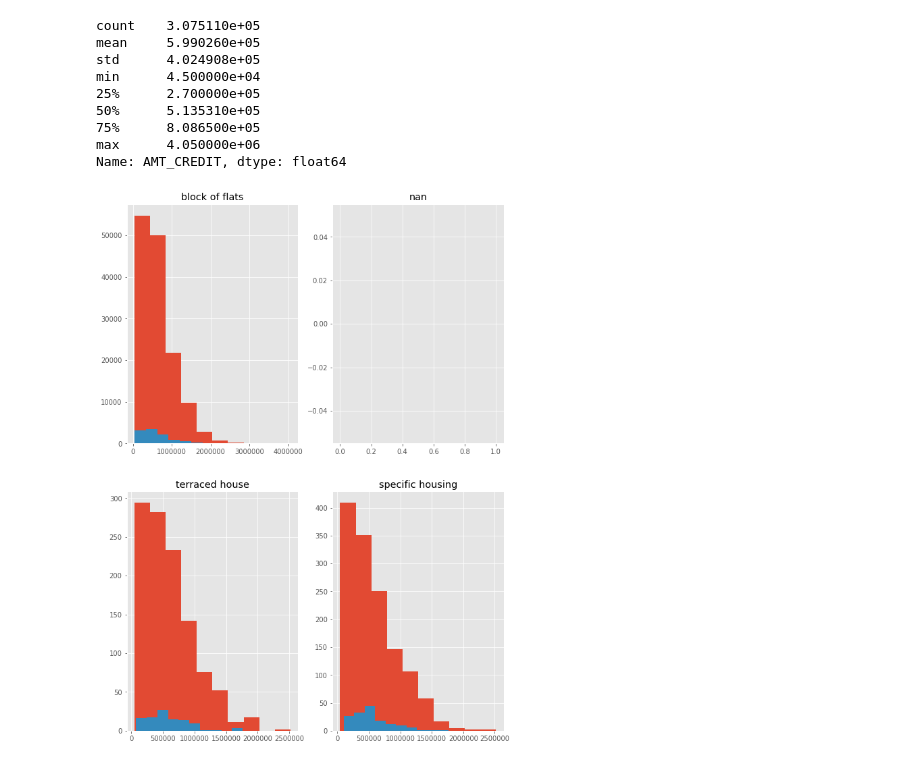
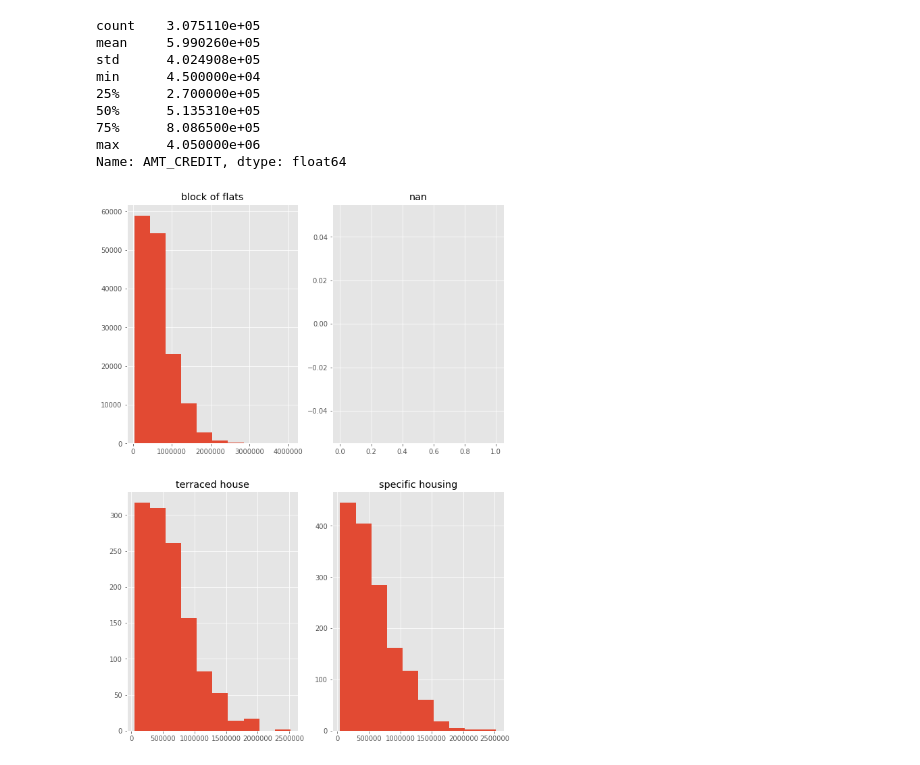
Before and after one commit to nomore3298/4th-ML100Days, a Jupyter notebook: homework/day19/Day_019_HW.ipynb, the cells around one changed output. Drawn from its saved outputs; the diff is of its cells as text; code cells hidden in the pictures.

```diff
--- a/homework/day19/Day_019_HW.ipynb
+++ b/homework/day19/Day_019_HW.ipynb
@@ -63,23 +63,24 @@ Name: AMT_CREDIT, dtype: float64
 # %%
 # 使用不同的 HOUSETYPE_MODE 類別繪製圖形, 並使用 subplot 排版
 """
 Your Code Here
 """
 unique_house_type = app_train['HOUSETYPE_MODE'].unique()
 
 nrows = len(unique_house_type)
 ncols = nrows // 2
 
 plt.figure(figsize=(10,30))
 
 for i in range(len(unique_house_type)):
     plt.subplot(nrows, ncols, i+1)
     """
     Your Code Here
     """
-    app_train.loc[(app_train['HOUSETYPE_MODE'] == unique_house_type[i]) & (app_train['TARGET'] == 0),'AMT_CREDIT'].hist()
-    app_train.loc[(app_train['HOUSETYPE_MODE'] == unique_house_type[i]) & (app_train['TARGET'] == 1),'AMT_CREDIT'].hist()
+    app_train.loc[app_train['HOUSETYPE_MODE'] == unique_house_type[i], "AMT_CREDIT"].hist()
+    #app_train.loc[(app_train['HOUSETYPE_MODE'] == unique_house_type[i]) & (app_train['TARGET'] == 0),'AMT_CREDIT'].hist()
+    #app_train.loc[(app_train['HOUSETYPE_MODE'] == unique_house_type[i]) & (app_train['TARGET'] == 1),'AMT_CREDIT'].hist()
     plt.title(str(unique_house_type[i]))
 plt.show()
 # %% [output]
-[figure, old version]
+[figure, new version]
```
